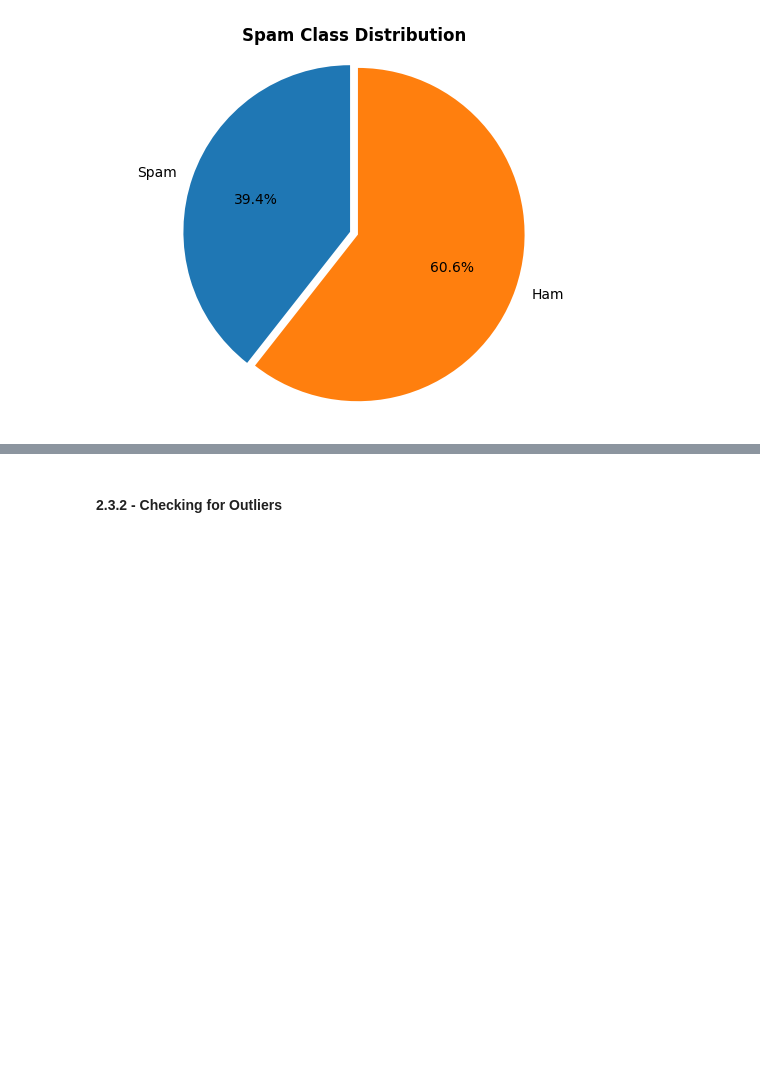
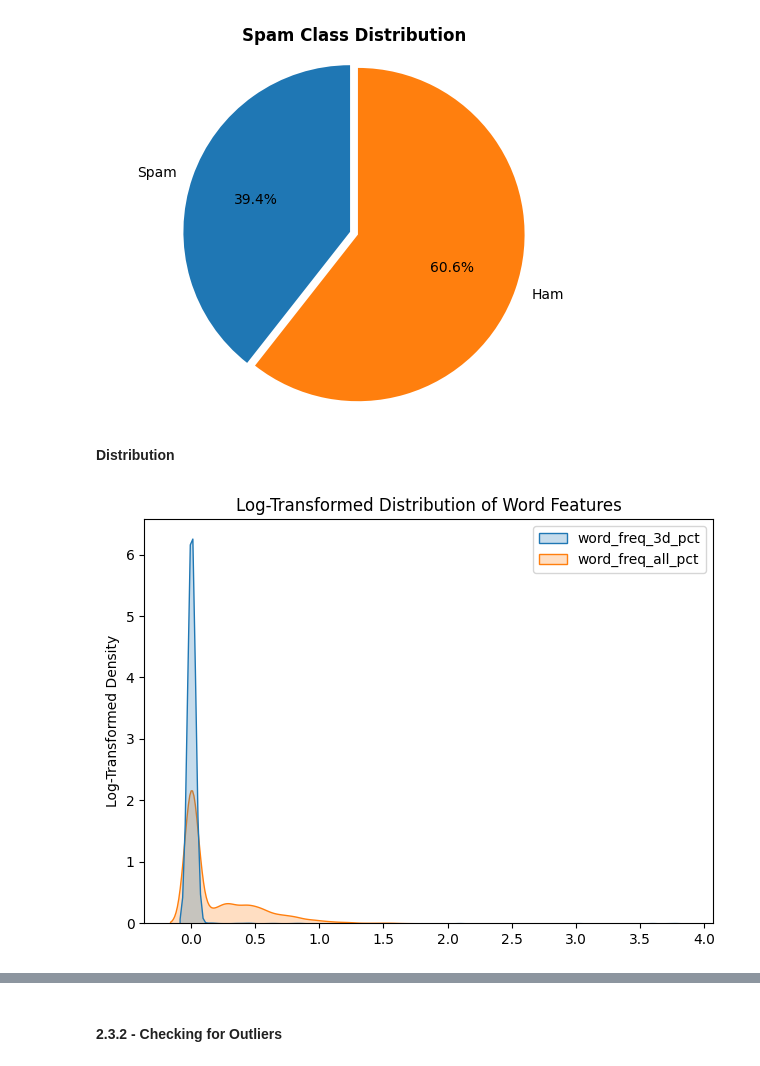
Before and after one commit to Chungj2000/Data-Analysis, a Jupyter notebook: Kaggle/Spambase/Workbook.ipynb, the cells around one changed output, grey strips where cells are left out. Cells and saved outputs as stored; diff of their text form; code cells hidden in the pictures; blank space fills up the shorter version.

Commit message:
Data Distributions
Log-transformed KDE plots for 6 out of the 58 features.
Reusable function for these KDE plots.
Will summarise everything later.

```diff
--- a/Kaggle/Spambase/Workbook.ipynb
+++ b/Kaggle/Spambase/Workbook.ipynb
@@ -286,3 +286,23 @@ plt.axis('equal')
 plt.show()
 # %% [output]
 [figure]
+# %% [markdown]
+**Distribution**
+# %%
+#Parameters
+dist_Labels_Word = ["word_freq_3d_pct", "word_freq_all_pct"]
+dist_Labels_Char = ["char_freq_%21_pct", "char_freq_%23_pct"]
+dist_Labels_Capital = ["capital_run_length_average", "capital_run_length_longest"]
+# %%
+#Reusable Function to plot Log-Transformed KDE plots with multiple features being compared.
+def log_kde_plots(features, feature_name):
+    sns.kdeplot(np.log1p(data[features]), fill=True)
+
+    plt.title(f"Log-Transformed Distribution of {feature_name} Features")
+    plt.ylabel("Log-Transformed Density")
+    plt.tight_layout()
+    plt.show()
+# %%
+log_kde_plots(dist_Labels_Word, "Word")
+# %% [output]
+[figure, added]
```
Also changed, not shown: parts of 3 cells of this notebook.
